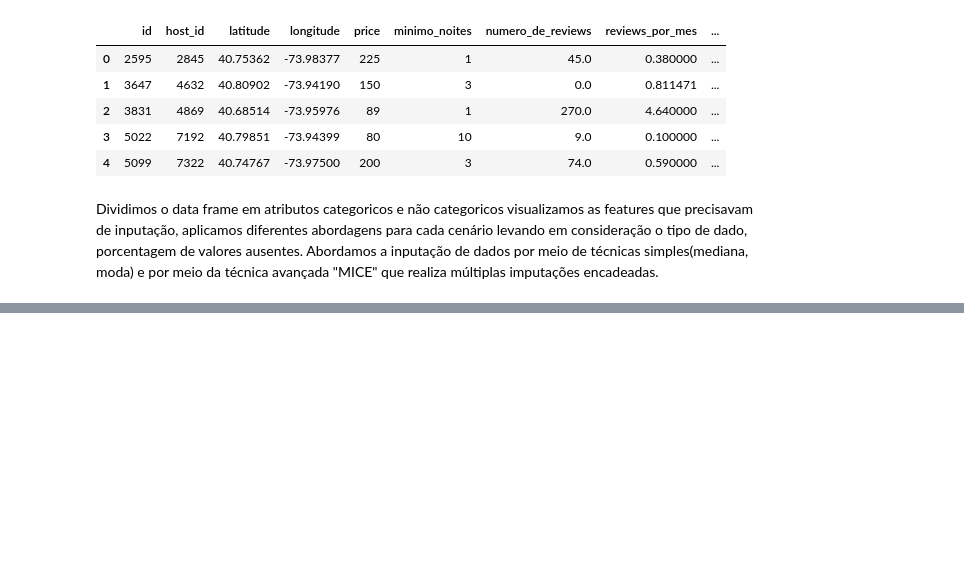
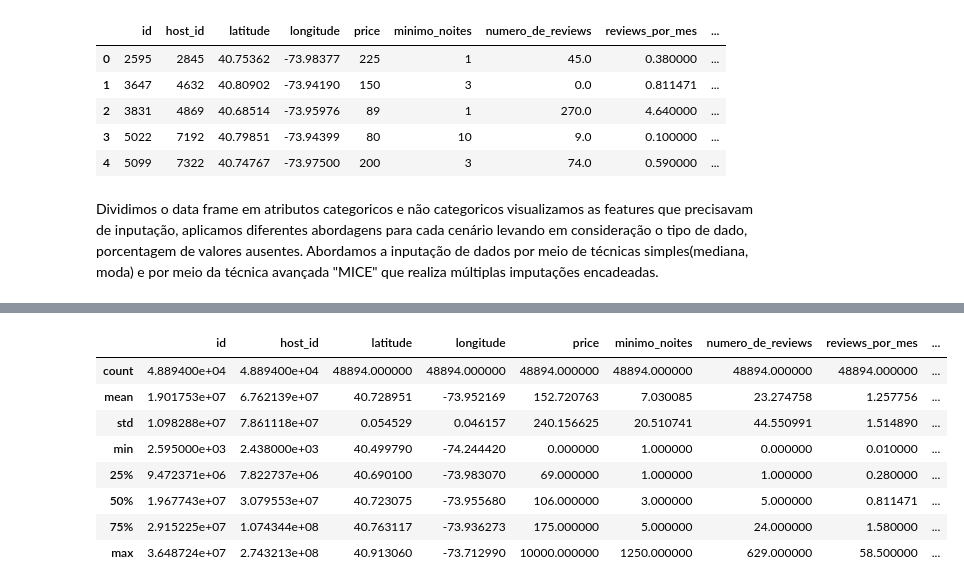
Before and after one commit to IanPerigoVianna/Lighthouse_DataScience, a Jupyter notebook: LH_CD_IAN_LUCAS_PÉRIGO_VIANNA.ipynb, the cells around one changed output, grey strips where cells are left out. Cells and saved outputs as stored; diff of their text form; code cells hidden in the pictures; blank space fills up the shorter version.

```diff
--- a/LH_CD_IAN_LUCAS_PÉRIGO_VIANNA.ipynb
+++ b/LH_CD_IAN_LUCAS_PÉRIGO_VIANNA.ipynb
@@ -535,0 +555,12 @@ Text(0.5, 1.0, 'z-score')
+# %%
+numericos_input.describe()
+# %% [output]
+|  | id | host_id | latitude | longitude | price | minimo_noites | numero_de_reviews | reviews_por_mes | ... |
+| count | 4.889400e+04 | 4.889400e+04 | 48894.000000 | 48894.000000 | 48894.000000 | 48894.000000 | 48894.000000 | 48894.000000 | ... |
+| mean | 1.901753e+07 | 6.762139e+07 | 40.728951 | -73.952169 | 152.720763 | 7.030085 | 23.274758 | 1.257756 | ... |
+| std | 1.098288e+07 | 7.861118e+07 | 0.054529 | 0.046157 | 240.156625 | 20.510741 | 44.550991 | 1.514890 | ... |
+| min | 2.595000e+03 | 2.438000e+03 | 40.499790 | -74.244420 | 0.000000 | 1.000000 | 0.000000 | 0.010000 | ... |
+| 25% | 9.472371e+06 | 7.822737e+06 | 40.690100 | -73.983070 | 69.000000 | 1.000000 | 1.000000 | 0.280000 | ... |
+| 50% | 1.967743e+07 | 3.079553e+07 | 40.723075 | -73.955680 | 106.000000 | 3.000000 | 5.000000 | 0.811471 | ... |
+| 75% | 2.915225e+07 | 1.074344e+08 | 40.763117 | -73.936273 | 175.000000 | 5.000000 | 24.000000 | 1.580000 | ... |
+| max | 3.648724e+07 | 2.743213e+08 | 40.913060 | -73.712990 | 10000.000000 | 1250.000000 | 629.000000 | 58.500000 | ... |
```
Also changed, not shown: parts of 28 cells of this notebook, 1 other file.
